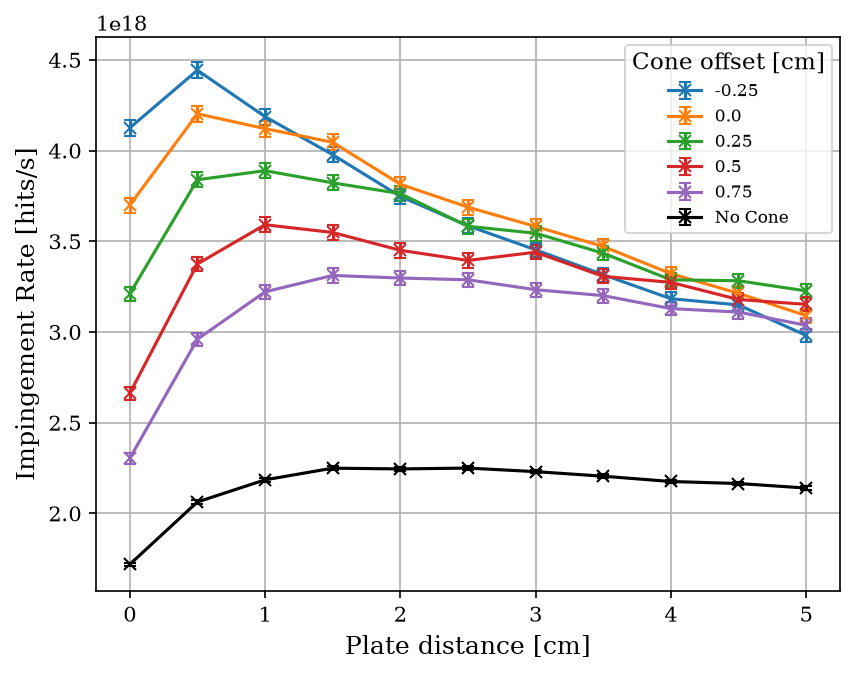
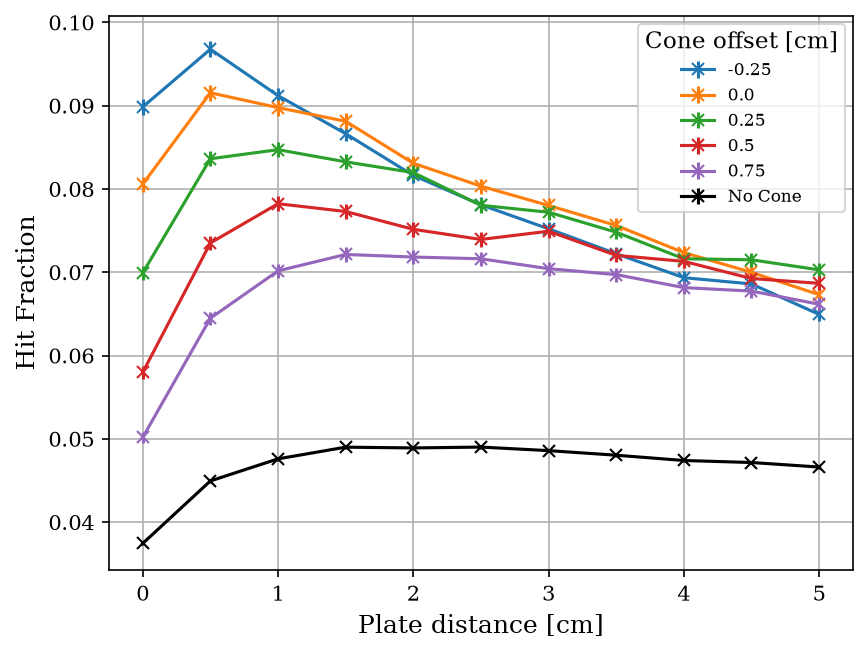
Code edit (unified diff) that turned the first committed figure into the second:
--- before
+++ after
@@ -4,13 +4,14 @@
     mask = offset == o
     order = np.argsort(plate[mask])
-    ax.errorbar(plate[mask][order], intensity[mask][order], yerr=intensity[mask][order]/np.sqrt(df["plate_back_mc_hits"][mask]), fmt="x-", label=f'{o}',capsize=3)
+    ax.errorbar(plate[mask][order], intensity[mask][order], yerr=intensity[mask][order]/np.sqrt(df["plate_back_mc_hits"][mask]), fmt="x-", label=f'{o}')
 
 
 
+no_cone_intensity = df2["plate_back_equiv_abs"]/df2["total_des"]
 mask = df2['offset'] <= 5
-ax.errorbar(df2['offset'][mask], df2["plate_back_imping_rate"][mask], yerr=df2["plate_back_imping_rate"][mask]/np.sqrt(df2["plate_back_mc_hits"][mask]), fmt="x-", label="No Cone", color="black",capsize=3)
+ax.errorbar(df2['offset'][mask], no_cone_intensity[mask], yerr=no_cone_intensity[mask]/np.sqrt(df2["plate_back_mc_hits"][mask]), fmt="x-", label="No Cone", color="black")
 
 ax.set_xlabel('Plate distance [cm]')
-ax.set_ylabel('Impingement Rate [hits/s]')
+ax.set_ylabel('Hit Fraction')
 ax.legend(title='Cone offset [cm]',loc="best", fontsize=8)
 ax.grid()

Commit: Added deflector impingement rate plots